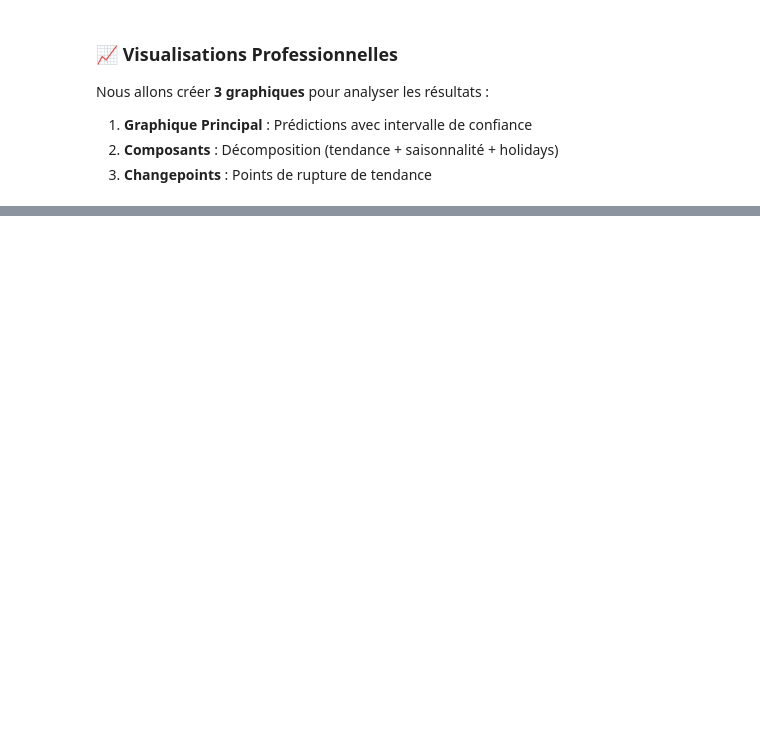
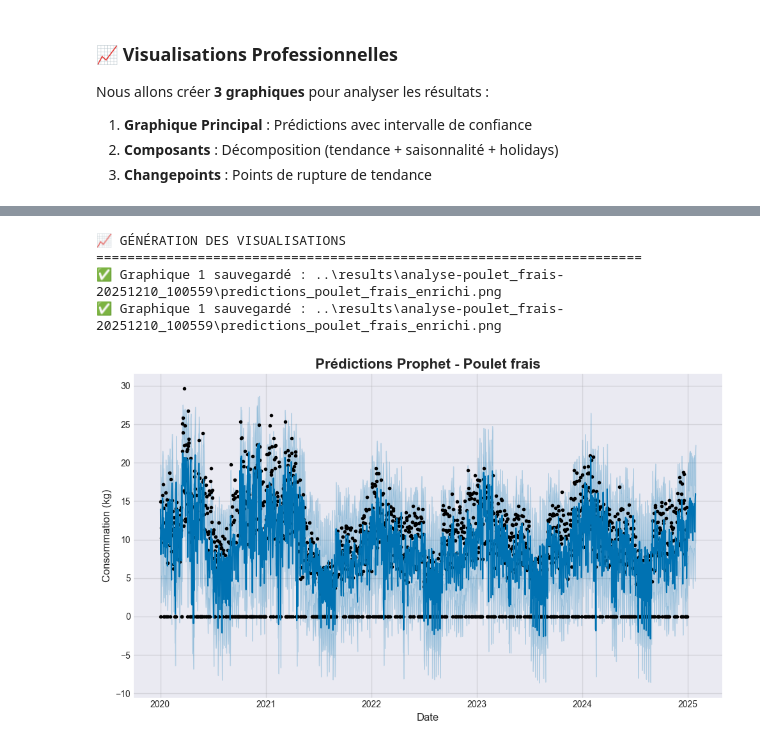
Before and after one commit to YzRequiem/hospital-stock-management-ai, a Jupyter notebook: notebooks/Analyse_Mont_Vert_ENRICHI.ipynb, the cells around one changed output, grey strips where cells are left out. Saved outputs shown, nothing was run; the diff lists cells and outputs as text; code cells hidden in the pictures; blank space fills up the shorter version.

```diff
--- a/notebooks/Analyse_Mont_Vert_ENRICHI.ipynb
+++ b/notebooks/Analyse_Mont_Vert_ENRICHI.ipynb
@@ -806,3 +1077,21 @@ Nous allons créer **3 graphiques** pour analyser les résultats :
 1. **Graphique Principal** : Prédictions avec intervalle de confiance
 2. **Composants** : Décomposition (tendance + saisonnalité + holidays)
 3. **Changepoints** : Points de rupture de tendance
+# %%
+# Créer le dossier de résultats structuré
+print("📁 CRÉATION DU DOSSIER DE RÉSULTATS")
+print("="*70)
+
+# Générer le nom du dossier : results/analyse-{produit}-{date}
+produit_slug = PRODUIT_ANALYSE.lower().replace(" ", "_").replace("é", "e").replace("è", "e")
+date_analyse = datetime.now().strftime('%Y%m%d_%H%M%S')
+RESULTS_DIR = Path(f"../results/analyse-{produit_slug}-{date_analyse}")
+
+# Créer le dossier (et parents si nécessaire)
+RESULTS_DIR.mkdir(parents=True, exist_ok=True)
+
+print(f"✅ Dossier créé : {RESULTS_DIR}")
+print(f"   📊 Graphiques PNG → {RESULTS_DIR}")
+print(f"   📄 Données CSV    → {RESULTS_DIR}")
+print(f"   📋 Résumé JSON    → {RESULTS_DIR}")
+print(f"\n💡 Tous les fichiers seront sauvegardés dans ce dossier !")
@@ -809,20 +1107,26 @@ Nous allons créer **3 graphiques** pour analyser les résultats :
 # %%
 # Graphique 1 : Prédictions principales
 print("\n📈 GÉNÉRATION DES VISUALISATIONS")
 print("="*70)
 
 # Graphique principal avec prédictions
 fig1 = model_final.plot(forecast)
 plt.title(f'Prédictions Prophet - {PRODUIT_ANALYSE}', fontsize=16, fontweight='bold')
 plt.xlabel('Date', fontsize=12)
 plt.ylabel('Consommation (kg)', fontsize=12)
 plt.tight_layout()
 
-filename1 = f'predictions_{PRODUIT_ANALYSE.replace(" ", "_")}_enrichi.png'
+filename1 = RESULTS_DIR / f'predictions_{produit_slug}_enrichi.png'
 plt.savefig(filename1, dpi=300, bbox_inches='tight')
 print(f"✅ Graphique 1 sauvegardé : {filename1}")
 plt.show()
 plt.close()
+# %% [output]
+📈 GÉNÉRATION DES VISUALISATIONS
+======================================================================
+✅ Graphique 1 sauvegardé : ..\results\analyse-poulet_frais-20251210_100559\predictions_poulet_frais_enrichi.png
+✅ Graphique 1 sauvegardé : ..\results\analyse-poulet_frais-20251210_100559\predictions_poulet_frais_enrichi.png
+[figure, added]
 # %%
 # Graphique 2 : Composants (décomposition)
 fig2 = model_final.plot_components(forecast)
```
Also changed, not shown: parts of 34 cells of this notebook, 8 other files.
